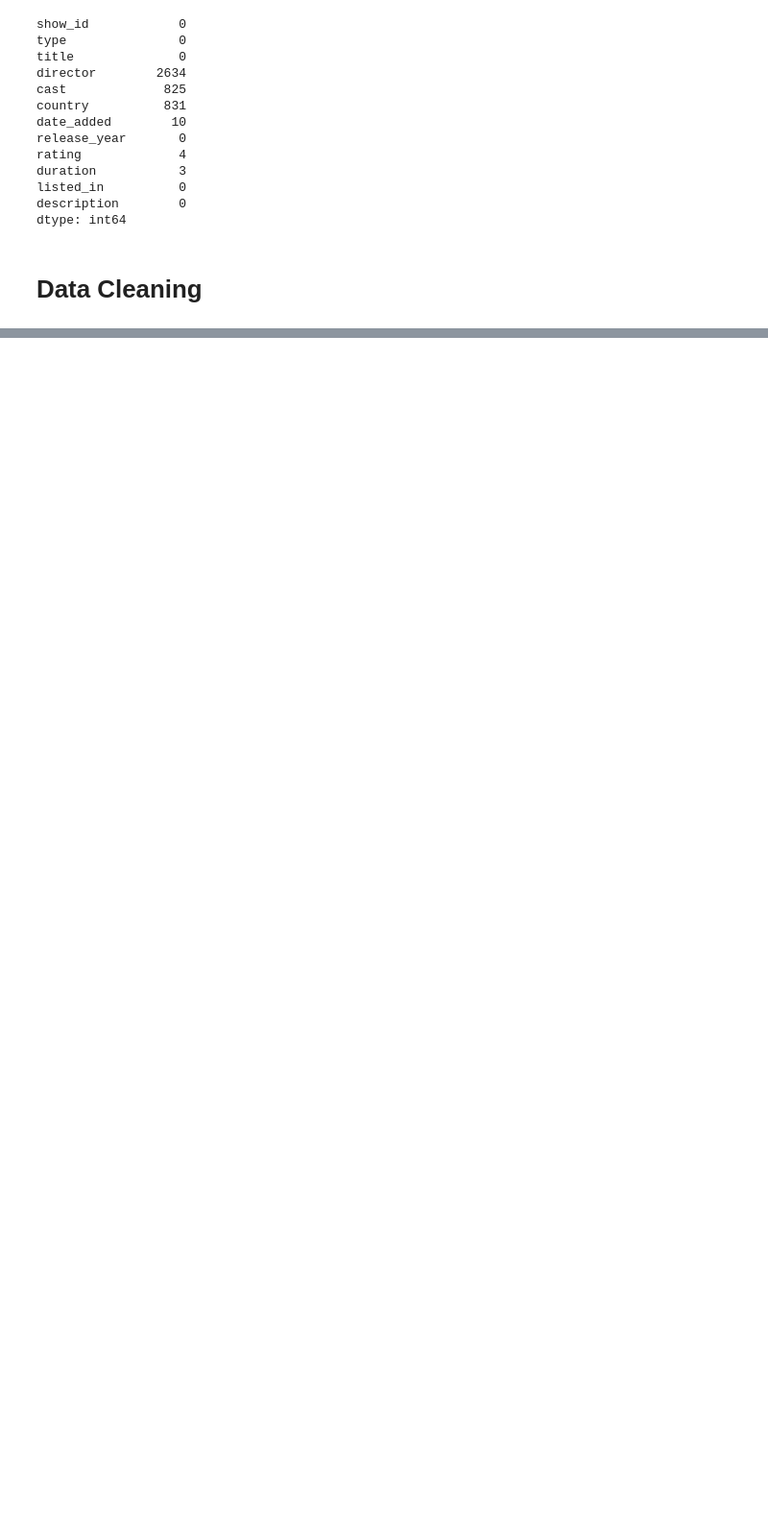
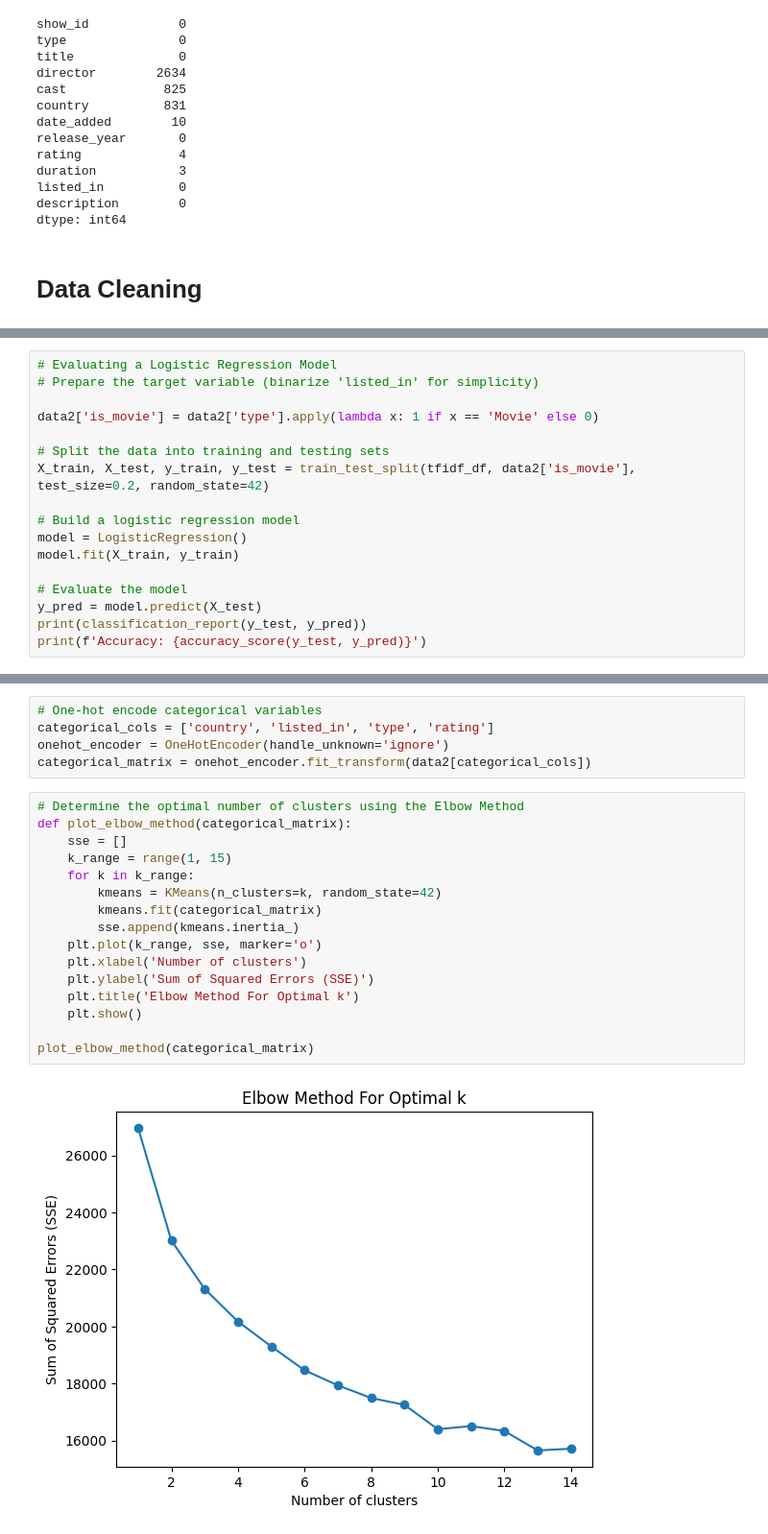
Before and after one commit to Lipun101/netflix-content-classification, a Jupyter notebook: Netflix_Data_Analysis_and_Classification.ipynb, the cells around one changed output, grey strips where cells are left out. Shown at 96% size. Saved outputs shown, nothing was run; the diff lists cells and outputs as text; blank space fills up the shorter version.

```diff
--- a/Netflix_Data_Analysis_and_Classification.ipynb
+++ b/Netflix_Data_Analysis_and_Classification.ipynb
@@ -335,0 +261,17 @@ From this plot, we can see that the most titles were added in July, followed clo
+# %%
+# Evaluating a Logistic Regression Model
+# Prepare the target variable (binarize 'listed_in' for simplicity)
+
+data2['is_movie'] = data2['type'].apply(lambda x: 1 if x == 'Movie' else 0)
+
+# Split the data into training and testing sets
+X_train, X_test, y_train, y_test = train_test_split(tfidf_df, data2['is_movie'], test_size=0.2, random_state=42)
+
+# Build a logistic regression model
+model = LogisticRegression()
+model.fit(X_train, y_train)
+
+# Evaluate the model
+y_pred = model.predict(X_test)
+print(classification_report(y_test, y_pred))
+print(f'Accuracy: {accuracy_score(y_test, y_pred)}')
@@ -335,0 +388,23 @@ From this plot, we can see that the most titles were added in July, followed clo
+# %%
+# One-hot encode categorical variables
+categorical_cols = ['country', 'listed_in', 'type', 'rating']
+onehot_encoder = OneHotEncoder(handle_unknown='ignore')
+categorical_matrix = onehot_encoder.fit_transform(data2[categorical_cols])
+# %%
+# Determine the optimal number of clusters using the Elbow Method
+def plot_elbow_method(categorical_matrix):
+    sse = []
+    k_range = range(1, 15)
+    for k in k_range:
+        kmeans = KMeans(n_clusters=k, random_state=42)
+        kmeans.fit(categorical_matrix)
+        sse.append(kmeans.inertia_)
+    plt.plot(k_range, sse, marker='o')
+    plt.xlabel('Number of clusters')
+    plt.ylabel('Sum of Squared Errors (SSE)')
+    plt.title('Elbow Method For Optimal k')
+    plt.show()
+
+plot_elbow_method(categorical_matrix)
+# %% [output]
+[figure, added]
```
Also changed, not shown: parts of 55 cells of this notebook.
